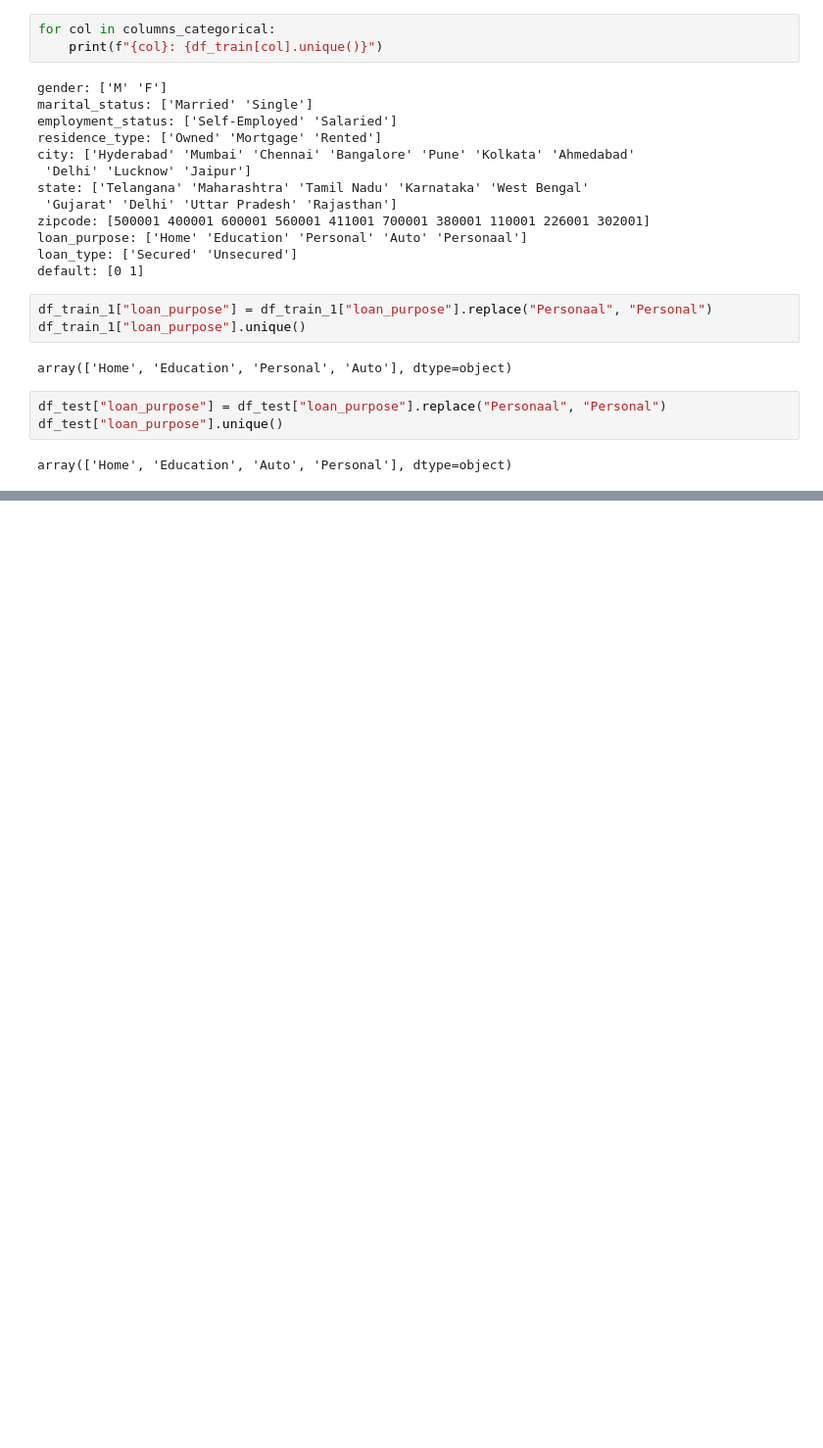
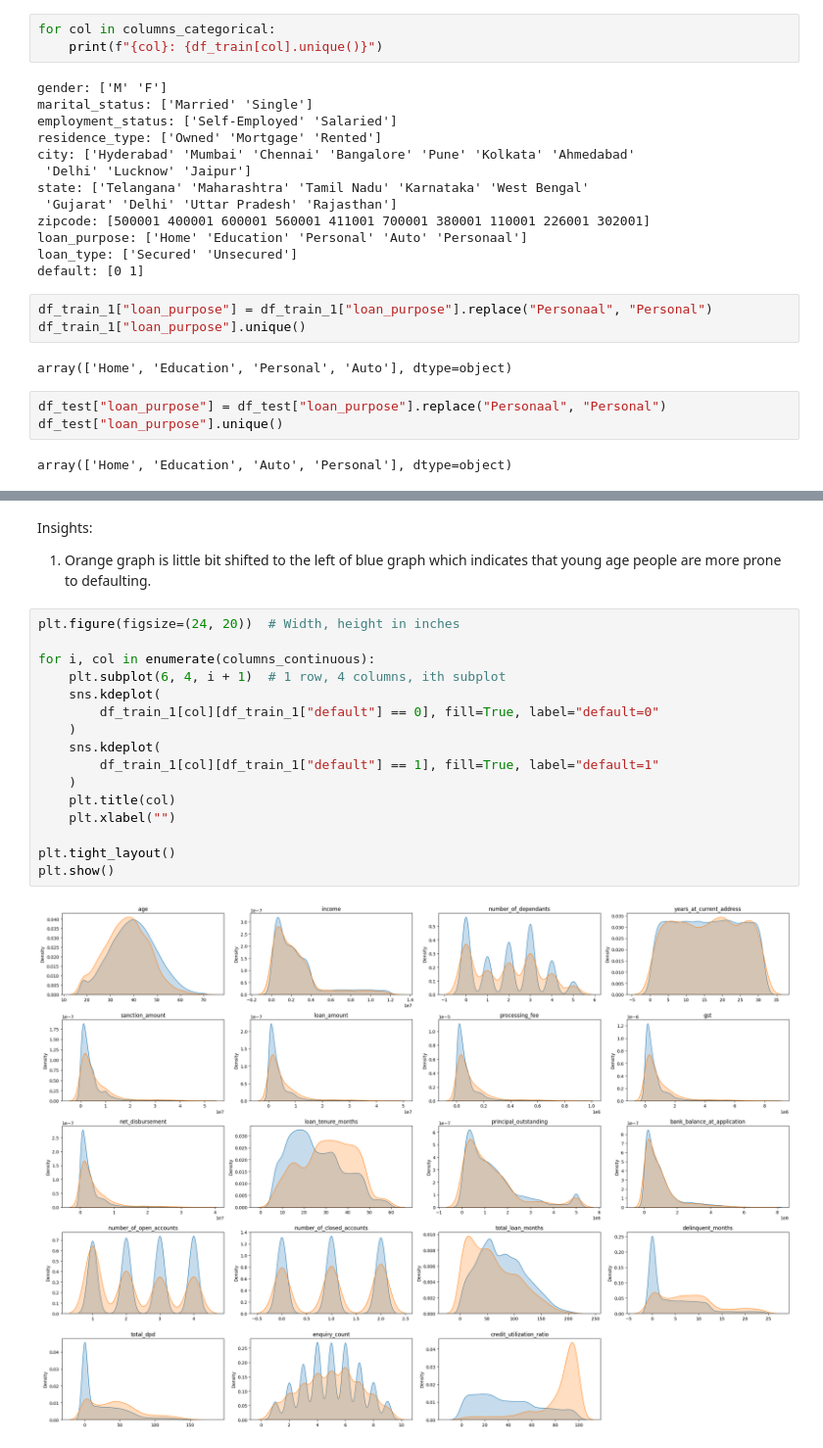
Before and after one commit to SakifKhan98/credit-risk-modeling-ml, a Jupyter notebook: credit_risk_model_ml.ipynb, the cells around one changed output, grey strips where cells are left out. Shown at 98% size. Cells and saved outputs as stored; diff of their text form; blank space fills up the shorter version.

```diff
--- a/credit_risk_model_ml.ipynb
+++ b/credit_risk_model_ml.ipynb
@@ -333,0 +370,21 @@ array(['Home', 'Education', 'Auto', 'Personal'], dtype=object)
+# %% [markdown]
+Insights:
+1. Orange graph is little bit shifted to the left of blue graph which indicates that young age people are more prone to defaulting.
+# %%
+plt.figure(figsize=(24, 20))  # Width, height in inches
+
+for i, col in enumerate(columns_continuous):
+    plt.subplot(6, 4, i + 1)  # 1 row, 4 columns, ith subplot
+    sns.kdeplot(
+        df_train_1[col][df_train_1["default"] == 0], fill=True, label="default=0"
+    )
+    sns.kdeplot(
+        df_train_1[col][df_train_1["default"] == 1], fill=True, label="default=1"
+    )
+    plt.title(col)
+    plt.xlabel("")
+
+plt.tight_layout()
+plt.show()
+# %% [output]
+[figure, added]
```
Also changed, not shown: parts of 5 cells of this notebook.
